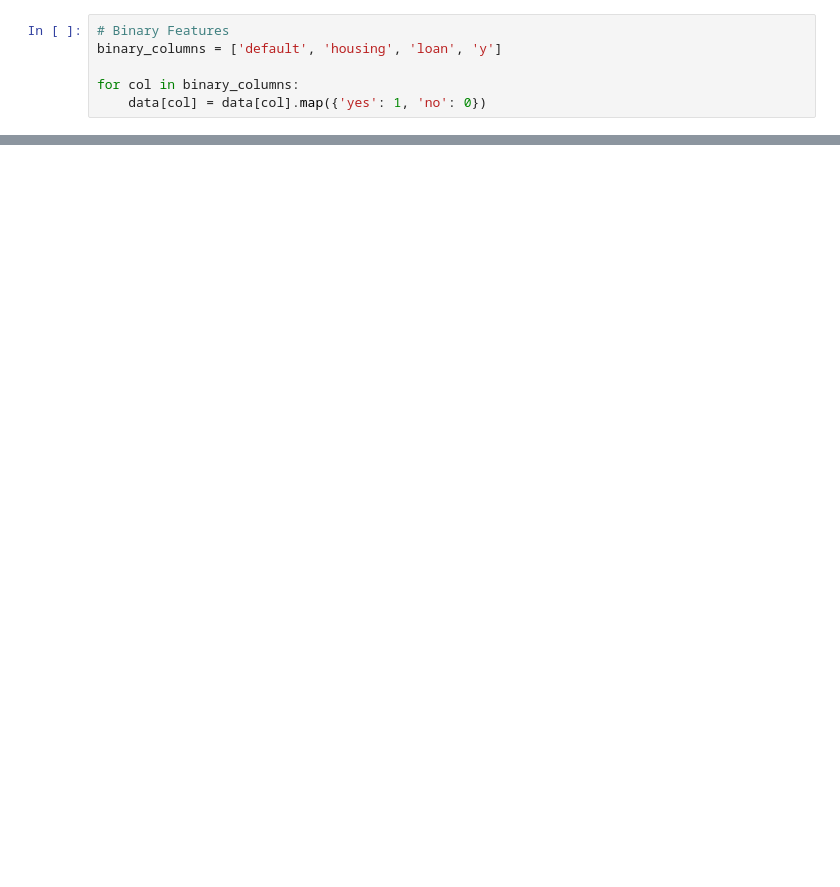
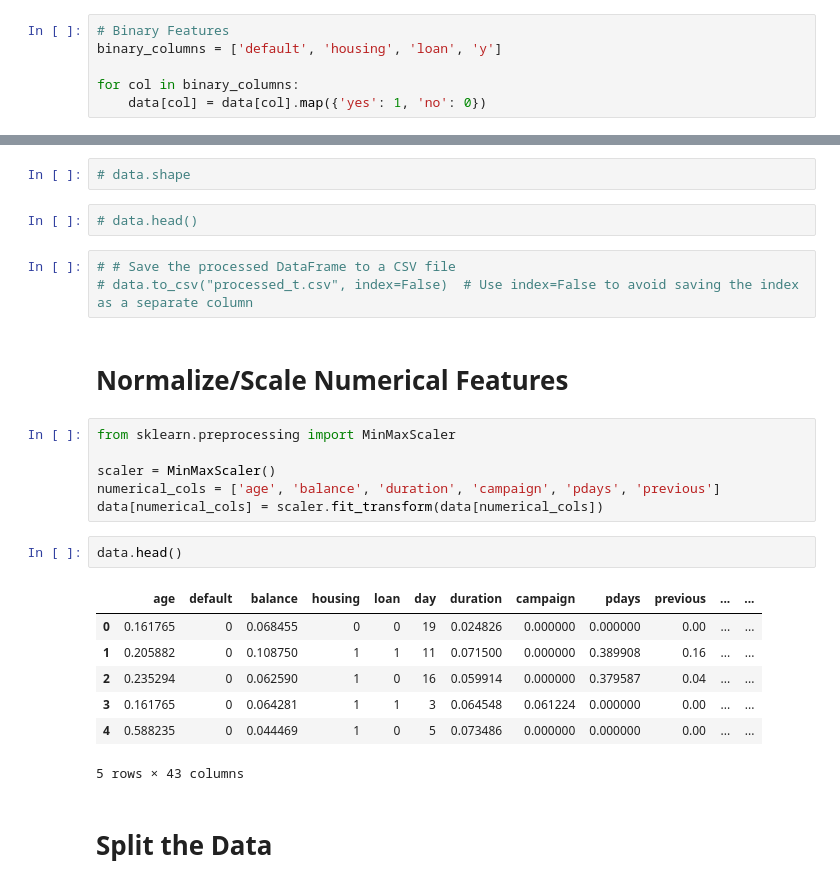
Before and after one commit to WasifAsi/Mechine-Learning-Course-work, a Jupyter notebook: ML-CW.ipynb, the cells around one changed output, grey strips where cells are left out. Cells and saved outputs as stored; diff of their text form; blank space fills up the shorter version.

```diff
--- a/ML-CW.ipynb
+++ b/ML-CW.ipynb
@@ -349,0 +391,27 @@ memory usage: 5.2 MB
+# %%
+# data.shape
+# %%
+# data.head()
+# %%
+# # Save the processed DataFrame to a CSV file
+# data.to_csv("processed_t.csv", index=False)  # Use index=False to avoid saving the index as a separate column
+# %% [markdown]
+#  Normalize/Scale Numerical Features
+# %%
+from sklearn.preprocessing import MinMaxScaler
+
+scaler = MinMaxScaler()
+numerical_cols = ['age', 'balance', 'duration', 'campaign', 'pdays', 'previous']
+data[numerical_cols] = scaler.fit_transform(data[numerical_cols])
+# %%
+data.head()
+# %% [output]
+|  | age | default | balance | housing | loan | day | duration | campaign | pdays | previous | ... | ... |
+| 0 | 0.161765 | 0 | 0.068455 | 0 | 0 | 19 | 0.024826 | 0.000000 | 0.000000 | 0.00 | ... | ... |
+| 1 | 0.205882 | 0 | 0.108750 | 1 | 1 | 11 | 0.071500 | 0.000000 | 0.389908 | 0.16 | ... | ... |
+| 2 | 0.235294 | 0 | 0.062590 | 1 | 0 | 16 | 0.059914 | 0.000000 | 0.379587 | 0.04 | ... | ... |
+| 3 | 0.161765 | 0 | 0.064281 | 1 | 1 | 3 | 0.064548 | 0.061224 | 0.000000 | 0.00 | ... | ... |
+| 4 | 0.588235 | 0 | 0.044469 | 1 | 0 | 5 | 0.073486 | 0.000000 | 0.000000 | 0.00 | ... | ... |
+5 rows × 43 columns
+# %% [markdown]
+# Split the Data
```
Also changed, not shown: parts of 39 cells of this notebook.
